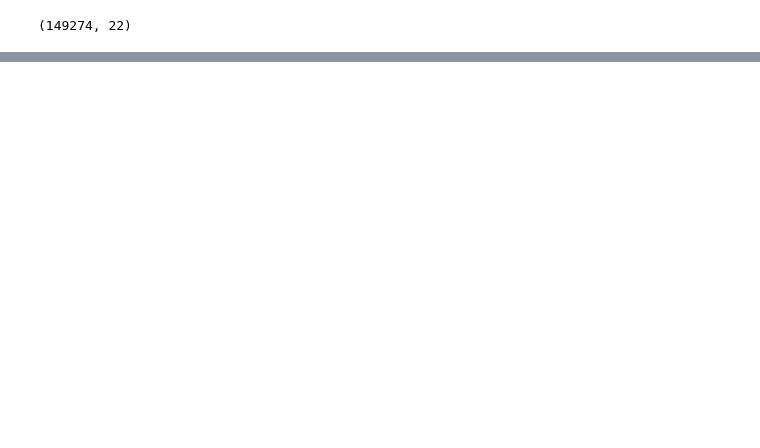
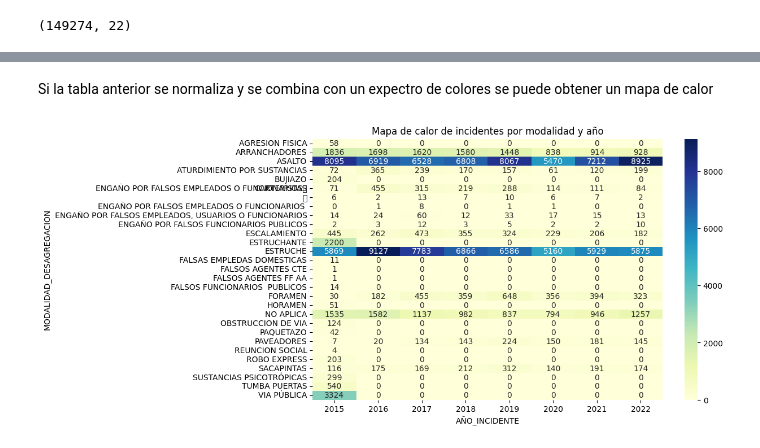
Before and after one commit to LeninGF/EPN-Lectures, a Jupyter notebook: iccd332ArqComp-2024-B/Tutoriales/IntroPandasNumpy.ipynb, the cells around one changed output, grey strips where cells are left out. Saved outputs shown, nothing was run; the diff lists cells and outputs as text; code cells hidden in the pictures; blank space fills up the shorter version.

```diff
--- a/iccd332ArqComp-2024-B/Tutoriales/IntroPandasNumpy.ipynb
+++ b/iccd332ArqComp-2024-B/Tutoriales/IntroPandasNumpy.ipynb
@@ -204,8 +431,8 @@ df['NDD_OFUSCADA'] = df['NDD_OFUSCADA'].str.zfill(10)
 # La anterior producira un error
 df.FECHA_INCIDENTE = pd.to_datetime(df.FECHA_INCIDENTE, format='%Y-%m-%d', errors='coerce')
 # Con el formato correcto, extraemos el año
-df['AÑO_INCIDENTE'] = df.FECHA_INCIDENTE.dt.year
-df['MES_INCIDENTE'] = df.FECHA_INCIDENTE.dt.month
+df['AÑO_INCIDENTE'] = df.FECHA_INCIDENTE.dt.year.astype('Int64')
+df['MES_INCIDENTE'] = df.FECHA_INCIDENTE.dt.month.astype('Int64')
 # %% [markdown]
 ### Ejercicio
 El artículo se refiere al tipo penal así que no debe ser un número entero.
@@ -304,3 +559,18 @@ pd.crosstab(df_quito.MODALIDAD_DESAGREGACION, df_quito.AÑO_INCIDENTE, margins=T
 | TUMBA PUERTAS | 540 | 0 | 0 | 0 | 0 | 0 | 0 | 0 | 540 |
 | VIA PÚBLICA | 3324 | 0 | 0 | 0 | 0 | 0 | 0 | 0 | 3324 |
 | TOTAL | 25174 | 20815 | 18946 | 17716 | 18940 | 13338 | 16228 | 18117 | 149274 |
+# %% [markdown]
+Si la tabla anterior se normaliza y se combina con un expectro de colores se puede obtener un mapa de calor
+# %%
+import seaborn as sns
+tabla = pd.crosstab(
+    df_quito.MODALIDAD_DESAGREGACION,
+    df_quito.AÑO_INCIDENTE
+)
+
+plt.figure(figsize=(10,6))
+sns.heatmap(tabla, annot=True, fmt="d", cmap="YlGnBu")
+plt.title("Mapa de calor de incidentes por modalidad y año")
+plt.show()
+# %% [output]
+[figure, added]
```
Also changed, not shown: parts of 61 cells of this notebook.
